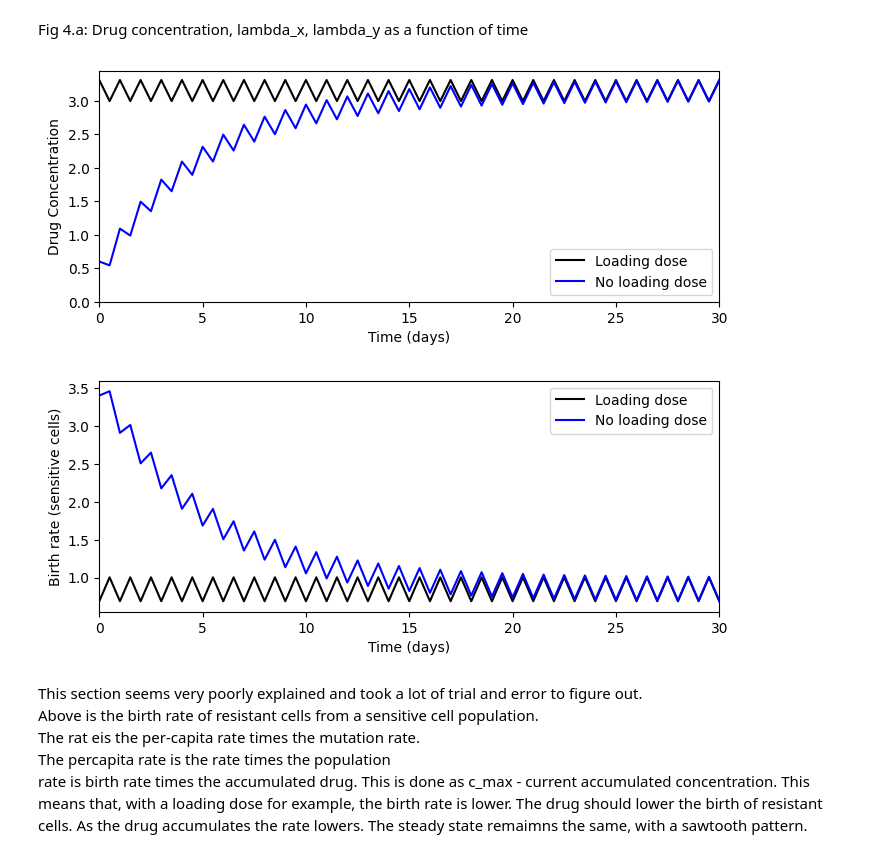
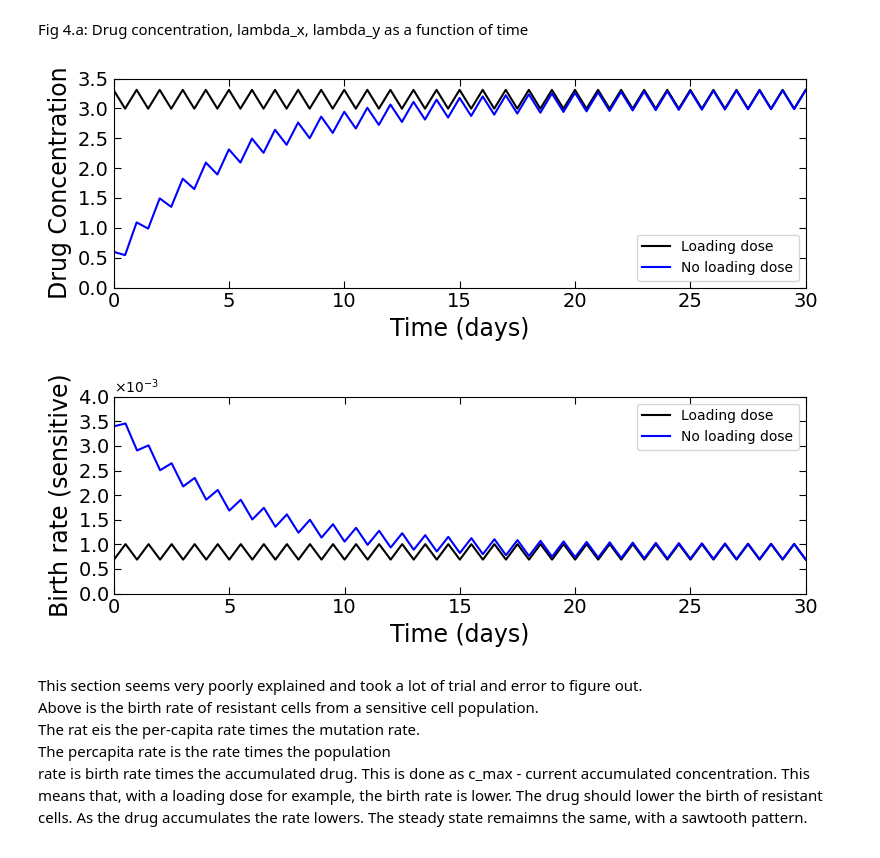
Before and after one commit to colmmcc2000/RSCAM_Group_11, a Jupyter notebook: code_RSCAM.ipynb, the cells around one changed output. Saved outputs shown, nothing was run; the diff lists cells and outputs as text; code cells hidden in the pictures.

```diff
--- a/code_RSCAM.ipynb
+++ b/code_RSCAM.ipynb
@@ -659,6 +659,10 @@ def R_t_pulsed(t, M, s, u):
     r_sens, _ = integrate.quad(integrand, 0, t)
 
     return r_sens + r_res
+# %%
+time = np.linspace(0, 100, 21)
+p = np.zeros(len(time))
+grid, pop_s, pop_r, prob_r, var_r = mean_pulsed_therapy(1000, 100, 100, rates, 0.5, 1e-3, 28, 14, 0.05)
 # %%
 T_max = 100
 M0 = 100 # Not specified, this is an assumption
@@ -666,7 +670,7 @@ beta = 0.5
 u = 1e-3
 cycle = 28
 dosing = 14
-N = 2000
+N = 2500
 
 time = np.linspace(0, 100, 21)
 
@@ -684,11 +688,24 @@ for s, cols in g:
         store[i] = R_t_pulsed(x, M0, s, u)
     plt.plot(time, store, '-', c = cols, label = f'Theory: s={s}')
 
-plt.ylabel('Expected number of resistant cells')
-plt.xlabel('Time')
+plt.ylabel('Expected number of resistant cells', fontsize = 17)
+plt.xlabel('Time', fontsize = 17)
 
 plt.xlim(0, T_max)
-plt.ylim(0, None)
+plt.ylim(0, 90)
+
+#set tick marks
+plt.xticks(np.arange(0, T_max + 1, 10), fontsize=14)
+plt.yticks(np.arange(0, 91, 10), fontsize=14)
+
+plt.tick_params(axis='both', which='major',
+                top=True, right=True,
+                direction='in', # Optional: points ticks inward
+                length=5, # Optional: makes ticks more prominent
+                labelsize=14)
+
+plt.tight_layout()
+
 plt.legend()
 plt.savefig('Figs/pulsed_population.pdf', format='pdf', bbox_inches='tight', dpi=300)
 
@@ -968,33 +851,45 @@ def get_concentration(t, D, kappa, tau, loading_dose = False):
 # %%
 T = 30
 time = np.linspace(0, T, (T*2)+1)
 store_LD = np.zeros(len(time))
 store_NLD = np.zeros(len(time))
 
 D = 0.6
 k = 0.2
 tau = 1
 
 fig = plt.figure(figsize=(8, 3))
 for i, g in enumerate(time):
     store_LD[i] = get_concentration(g, D, k, tau, True)
     store_NLD[i] = get_concentration(g, D, k, tau, False)
 plt.plot(time, store_LD, c = 'black', label  ='Loading dose')
 plt.plot(time, store_NLD, c = 'blue', label = 'No loading dose')
 plt.legend()
 
 plt.xlim(0, T)
 plt.ylim(0, None)
 
-plt.xlabel('Time (days)')
-plt.ylabel('Drug Concentration')
+plt.xlabel('Time (days)', fontsize =17)
+plt.ylabel('Drug Concentration', fontsize = 17)
+
+#set tick marks
+plt.xticks(np.arange(0, 31, 5), fontsize=14)
+plt.yticks(np.arange(0, 3.6, 0.5), fontsize=14)
+
+plt.tick_params(axis='both', which='major',
+                top=True, right=True,
+                direction='in', # Optional: points ticks inward
+                length=5, # Optional: makes ticks more prominent
+                labelsize=14)
+
+plt.tight_layout()
 
 plt.savefig('Figs/drug_concentration_4.pdf', format='pdf', bbox_inches='tight', dpi=300)
 
 
 plt.show()
 # %% [output]
-[figure, old version]
+[figure, new version]
 # %%
 
 
@@ -1025,20 +920,37 @@ for i, g in enumerate(time):
     store_LD[i] = rate *M0 *u
     rate_, _ = lamb_x(lx,g, D, k, tau, 4, False)
     store_NLD[i] = rate_ *M0 *u
-plt.plot(time, store_LD *1e3, c = 'black', label  ='Loading dose')
-plt.plot(time, store_NLD *1e3, c = 'blue', label = 'No loading dose')
+plt.plot(time, store_LD, c = 'black', label  ='Loading dose')
+plt.plot(time, store_NLD, c = 'blue', label = 'No loading dose')
 plt.legend()
 plt.xlim(0, T)
 plt.ylim(None, None)
 
-plt.xlabel('Time (days)')
-plt.ylabel('Birth rate (sensitive cells)')
+plt.xlabel('Time (days)', fontsize = 17)
+plt.ylabel('Birth rate (sensitive)', fontsize = 17)
+
+#set tick marks
+plt.xticks(np.arange(0, 31, 5), fontsize=14)
+plt.yticks(np.arange(0, 4.1e-3, 0.5e-3), fontsize=14)
+
+plt.tick_params(axis='both', which='major',
+                top=True, right=True,
+                direction='in', # Optional: points ticks inward
+                length=5, # Optional: makes ticks more prominent
+                labelsize=14)
+
+formatter = ticker.ScalarFormatter(useMathText=True)
+formatter.set_scientific(True)
+formatter.set_powerlimits((-3, -3)) # Forces it specifically to 10^-3
+plt.gca().yaxis.set_major_formatter(formatter)
+
+plt.tight_layout()
 
 plt.savefig('Figs/sens_birth_4.pdf', format='pdf', bbox_inches='tight', dpi=300)
 
 plt.show()
 # %% [output]
-[figure, old version]
+[figure, new version]
 # %% [markdown]
 This section seems very poorly explained and took a lot of trial and error to figure out. \
 Above is the birth rate of resistant cells from a sensitive cell population. \
```
Also changed, not shown: parts of 21 cells of this notebook, 12 other files.
